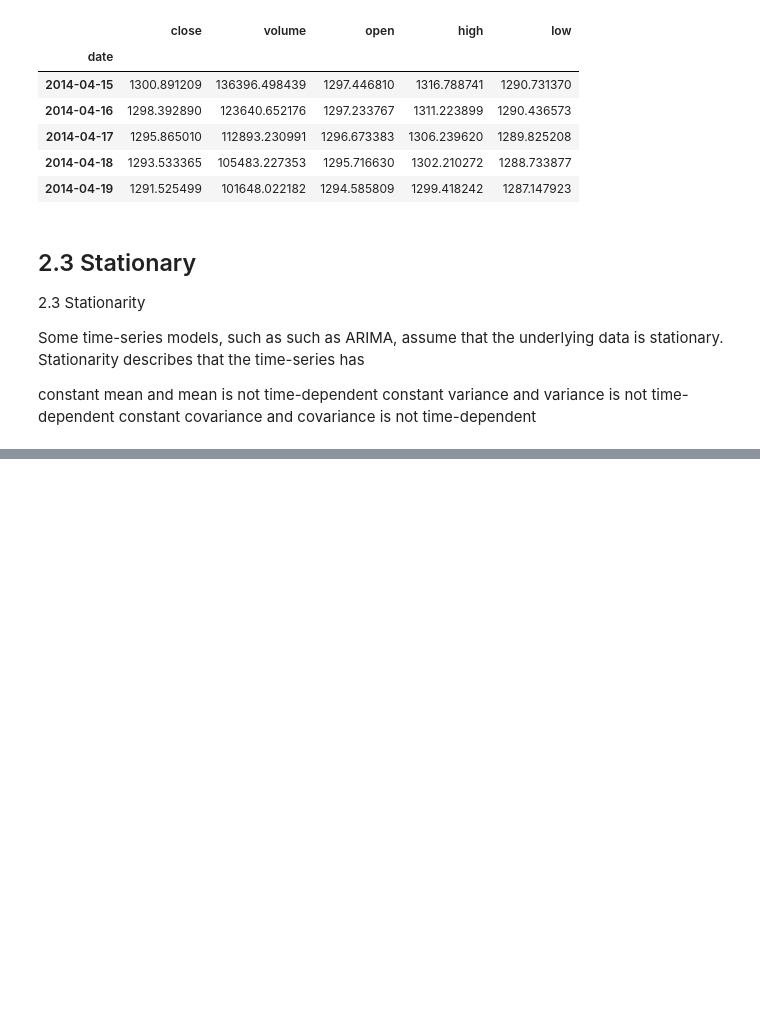
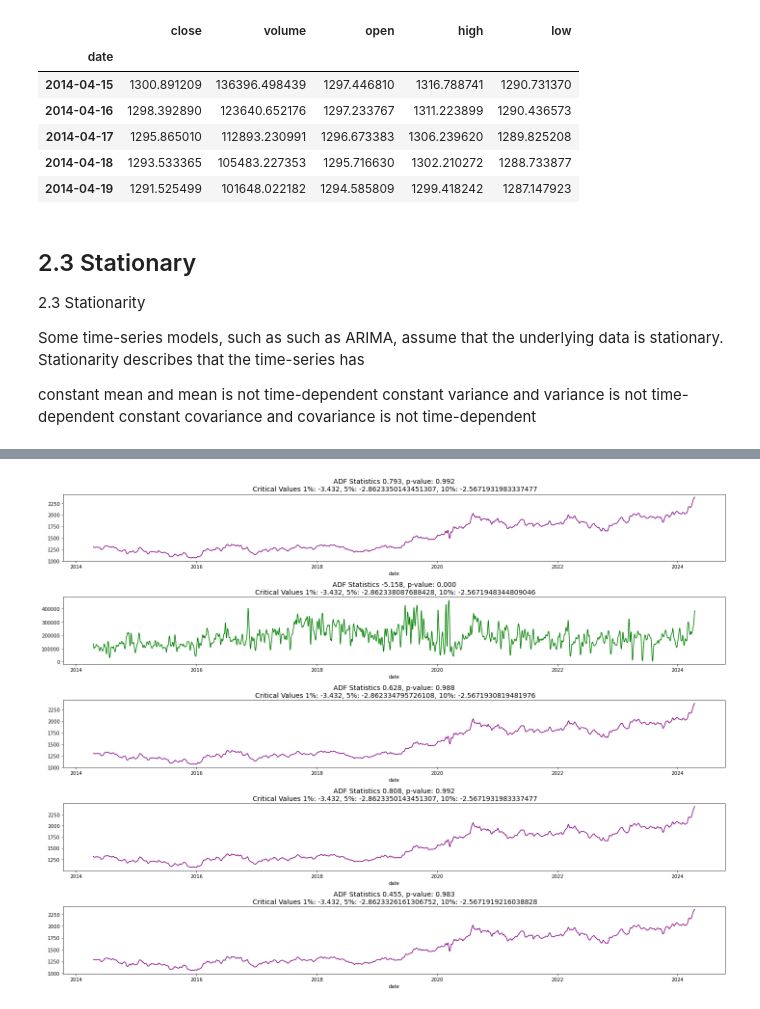
Before and after one commit to gleidyalonzo/Gold-Stock-Prices-Time-Series-Analysis, a Jupyter notebook: code.ipynb, the cells around one changed output, grey strips where cells are left out. Saved outputs shown, nothing was run; the diff lists cells and outputs as text; code cells hidden in the pictures; blank space fills up the shorter version.

```diff
--- a/code.ipynb
+++ b/code.ipynb
@@ -462,0 +546,32 @@ statistical test: Augmented Dickey Fuller test
+# %%
+f, ax = plt.subplots(nrows = 5, ncols = 1, figsize = (20,15))
+
+def plot_adf_results(series, title, ax):
+    result = adfuller(series)
+    significance_level = 0.05
+    adf_stat = result[0]
+    p_value = result[1]
+    critical_val1 = result[4]['1%']
+    critical_val5 = result[4]['5%']
+    critical_val10 = result[4]['10%']
+
+    if (p_value < significance_level) & ((adf_stat < critical_val1)):
+        linecolor = 'green'
+    elif (p_value < significance_level) & (adf_stat < critical_val5):
+        linecolor = 'orange'
+    elif (p_value < significance_level) & (adf_stat < critical_val10):
+        linecolor = 'red'
+    else:
+        linecolor = 'purple'
+    sns.lineplot(x = smoothed_data.index, y= series, ax = ax, color = linecolor)
+    ax.set_title (f'ADF Statistics {adf_stat :0.3f}, p-value: {p_value:0.3f}\n Critical Values 1%: {critical_val1:0.3f}, 5%: {critical_val5}, 10%: {critical_val10}', fontsize = 14)
+
+
+for i, column in enumerate(smoothed_data.columns):
+    plot_adf_results(smoothed_data[column].values,column,ax[i])
+
+
+plt.tight_layout()
+plt.show()
+# %% [output]
+[figure, added]
```
Also changed, not shown: parts of 6 cells of this notebook.
